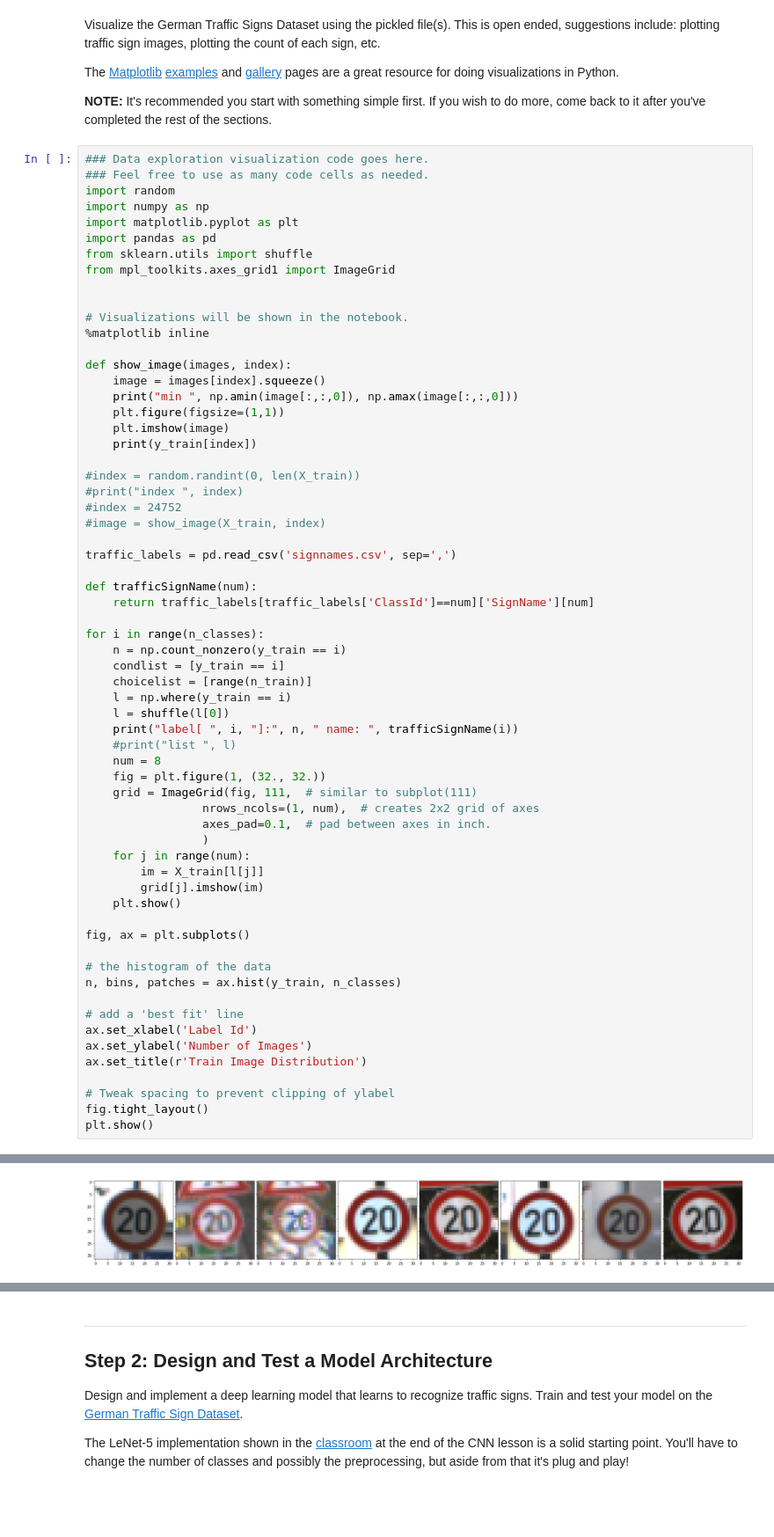
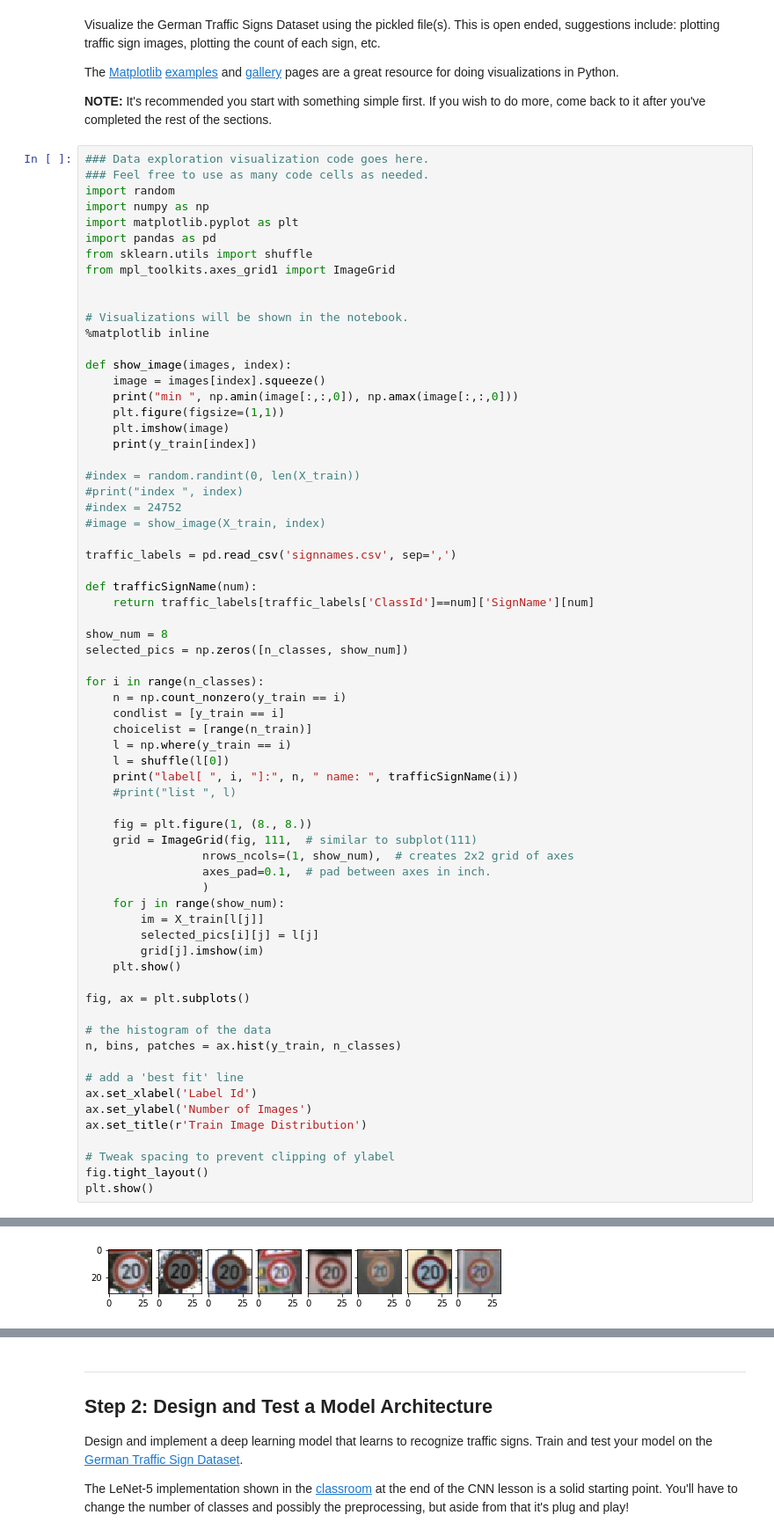
Before and after one commit to alexvonduar/CarND-Traffic-Sign-Classifier-Project, a Jupyter notebook: Traffic_Sign_Classifier.ipynb, the cells around one changed output, grey strips where cells are left out. Shown at 88% size. Saved outputs shown, nothing was run; the diff lists cells and outputs as text; blank space fills up the shorter version.

```diff
--- a/Traffic_Sign_Classifier.ipynb
+++ b/Traffic_Sign_Classifier.ipynb
@@ -122,39 +122,43 @@ traffic_labels = pd.read_csv('signnames.csv', sep=',')
 def trafficSignName(num):
     return traffic_labels[traffic_labels['ClassId']==num]['SignName'][num]
 
+show_num = 8
+selected_pics = np.zeros([n_classes, show_num])
+
 for i in range(n_classes):
     n = np.count_nonzero(y_train == i)
     condlist = [y_train == i]
     choicelist = [range(n_train)]
     l = np.where(y_train == i)
     l = shuffle(l[0])
     print("label[ ", i, "]:", n, " name: ", trafficSignName(i))
     #print("list ", l)
-    num = 8
-    fig = plt.figure(1, (32., 32.))
+
+    fig = plt.figure(1, (8., 8.))
     grid = ImageGrid(fig, 111,  # similar to subplot(111)
-                 nrows_ncols=(1, num),  # creates 2x2 grid of axes
+                 nrows_ncols=(1, show_num),  # creates 2x2 grid of axes
                  axes_pad=0.1,  # pad between axes in inch.
                  )
-    for j in range(num):
+    for j in range(show_num):
         im = X_train[l[j]]
+        selected_pics[i][j] = l[j]
         grid[j].imshow(im)
     plt.show()
 
 fig, ax = plt.subplots()
 
 # the histogram of the data
 n, bins, patches = ax.hist(y_train, n_classes)
 
 # add a 'best fit' line
 ax.set_xlabel('Label Id')
 ax.set_ylabel('Number of Images')
 ax.set_title(r'Train Image Distribution')
 
 # Tweak spacing to prevent clipping of ylabel
 fig.tight_layout()
 plt.show()
 # %% [output]
 label[  0 ]: 180  name:  Speed limit (20km/h)
-[figure, old version]
+[figure, new version]
 label[  1 ]: 1980  name:  Speed limit (30km/h)
```
Also changed, not shown: parts of 14 cells of this notebook.
